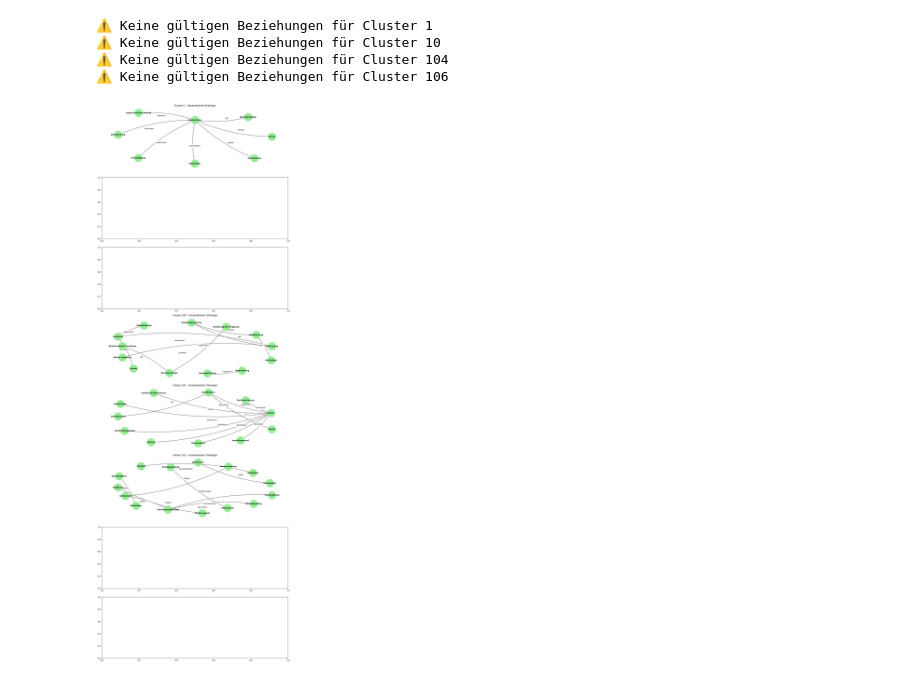
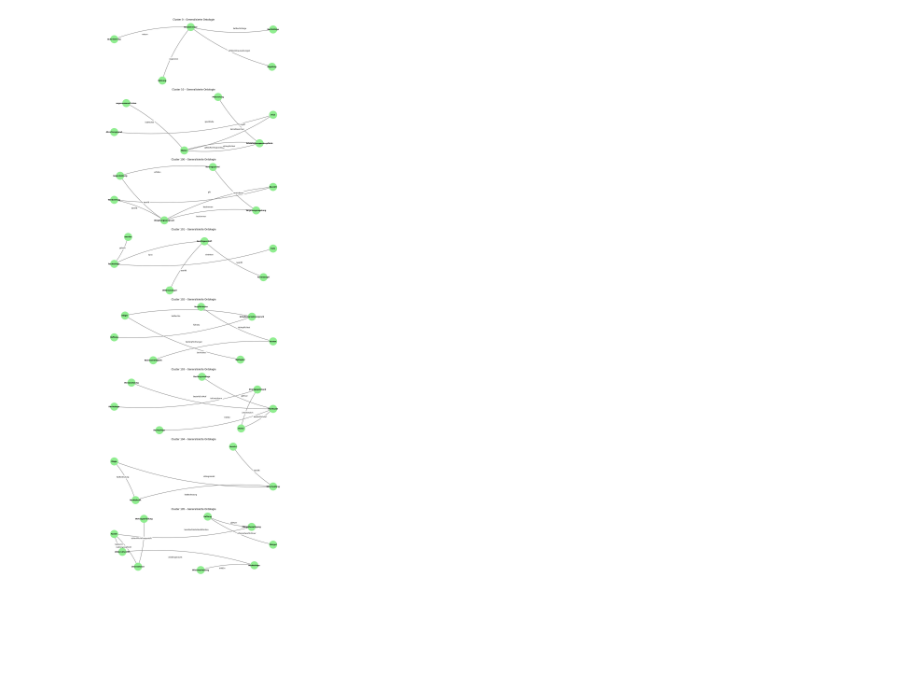
Before and after one commit to fabianstrue/CapstoneDATEV25, a Jupyter notebook: generate_ontology_chiara.ipynb, the cells around one changed output. Cells and saved outputs as stored; diff of their text form; code cells hidden in the pictures; blank space fills up the shorter version.

```diff
--- a/generate_ontology_chiara.ipynb
+++ b/generate_ontology_chiara.ipynb
@@ -395,7 +394,10 @@ axes = np.atleast_1d(axes)  # Auch bei nur einem Graphen als Array
 
 # === Zeichne jede Ontologie ===
 for i, (cluster_id, cluster_data) in enumerate(list(generalized_data.items())[:num_graphs]):
-    ontology = cluster_data.get("generalized_ontology", {})
+    # Robust: prüfe beide möglichen Strukturen
+    ontology_block = cluster_data.get("generalized_ontology", {})
+    ontology = ontology_block.get("ontology", ontology_block)
+
     G = nx.DiGraph()
     used_classes = set()
 
@@ -426,38 +428,34 @@ for i, (cluster_id, cluster_data) in enumerate(list(generalized_data.items())[:n
     nx.draw_networkx_edges(
         G,
         pos,
         ax=ax,
         edge_color="gray",
         arrows=True,
         arrowsize=20,
         width=2,
         connectionstyle="arc3,rad=0.1"
     )
 
     # Beziehungslabels auf Kanten
     edge_labels = nx.get_edge_attributes(G, "label")
     nx.draw_networkx_edge_labels(
         G,
         pos,
         edge_labels=edge_labels,
         font_size=9,
         ax=ax,
         label_pos=0.6,
         rotate=False
     )
 
     ax.axis("off")
 
 # === Speichern und anzeigen ===
 plt.tight_layout()
 plt.savefig("generalized_ontologies_verbessert.pdf", bbox_inches="tight")
 plt.show()
 # %% [output]
-⚠️ Keine gültigen Beziehungen für Cluster 1
-⚠️ Keine gültigen Beziehungen für Cluster 10
-⚠️ Keine gültigen Beziehungen für Cluster 104
-⚠️ Keine gültigen Beziehungen für Cluster 106
-[figure, old version]
+[figure, new version]
 # %%
 import json
 import os
```
Also changed, not shown: parts of 5 cells of this notebook, 5 other files.
